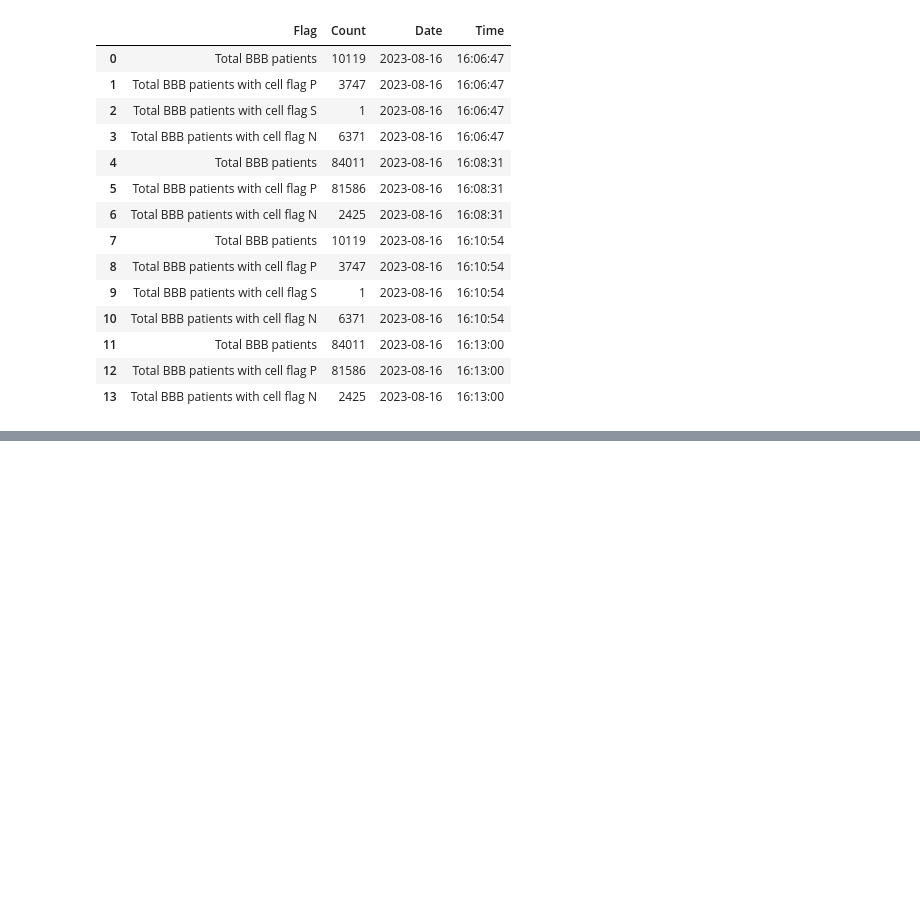
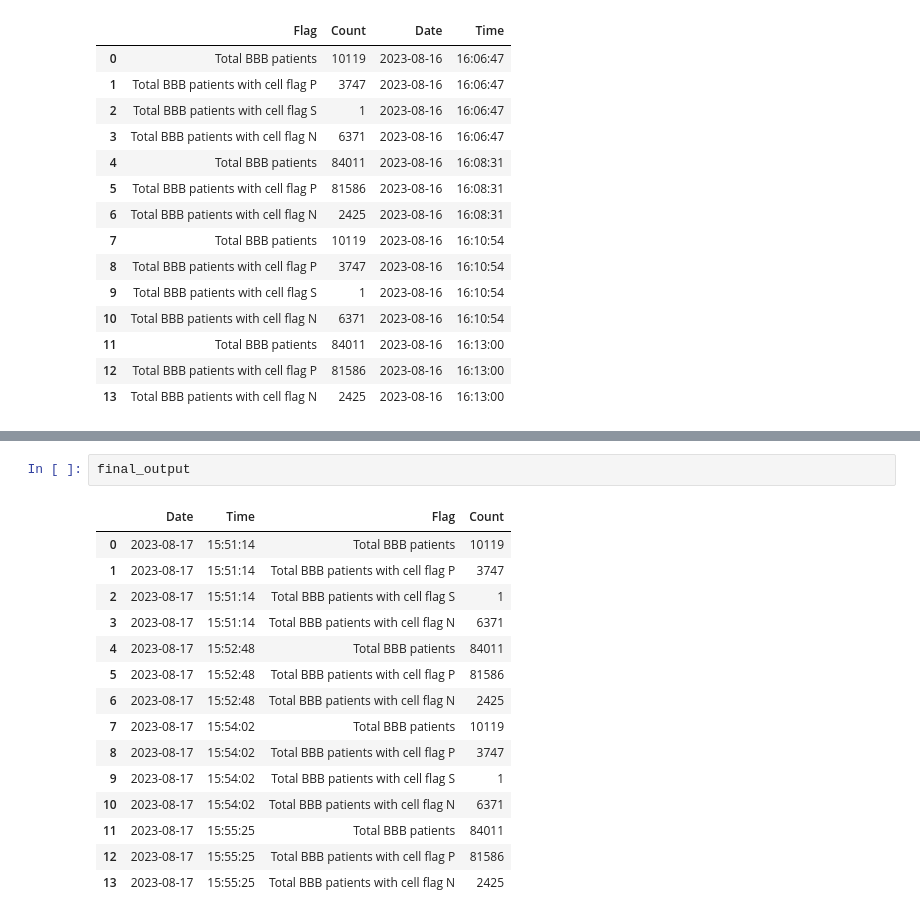
Before and after one commit to naseena/python-project-code, a Jupyter notebook: nasheenazubair project work.ipynb, the cells around one changed output, grey strips where cells are left out. Cells and saved outputs as stored; diff of their text form; blank space fills up the shorter version.

```diff
--- a/nasheenazubair project work.ipynb
+++ b/nasheenazubair project work.ipynb
@@ -1653,0 +1678,18 @@ final_output
+# %%
+final_output
+# %% [output]
+|  | Date | Time | Flag | Count |
+| 0 | 2023-08-17 | 15:51:14 | Total BBB patients | 10119 |
+| 1 | 2023-08-17 | 15:51:14 | Total BBB patients with cell flag P | 3747 |
+| 2 | 2023-08-17 | 15:51:14 | Total BBB patients with cell flag S | 1 |
+| 3 | 2023-08-17 | 15:51:14 | Total BBB patients with cell flag N | 6371 |
+| 4 | 2023-08-17 | 15:52:48 | Total BBB patients | 84011 |
+| 5 | 2023-08-17 | 15:52:48 | Total BBB patients with cell flag P | 81586 |
+| 6 | 2023-08-17 | 15:52:48 | Total BBB patients with cell flag N | 2425 |
+| 7 | 2023-08-17 | 15:54:02 | Total BBB patients | 10119 |
+| 8 | 2023-08-17 | 15:54:02 | Total BBB patients with cell flag P | 3747 |
+| 9 | 2023-08-17 | 15:54:02 | Total BBB patients with cell flag S | 1 |
+| 10 | 2023-08-17 | 15:54:02 | Total BBB patients with cell flag N | 6371 |
+| 11 | 2023-08-17 | 15:55:25 | Total BBB patients | 84011 |
+| 12 | 2023-08-17 | 15:55:25 | Total BBB patients with cell flag P | 81586 |
+| 13 | 2023-08-17 | 15:55:25 | Total BBB patients with cell flag N | 2425 |
```
Also changed, not shown: parts of 15 cells of this notebook.
